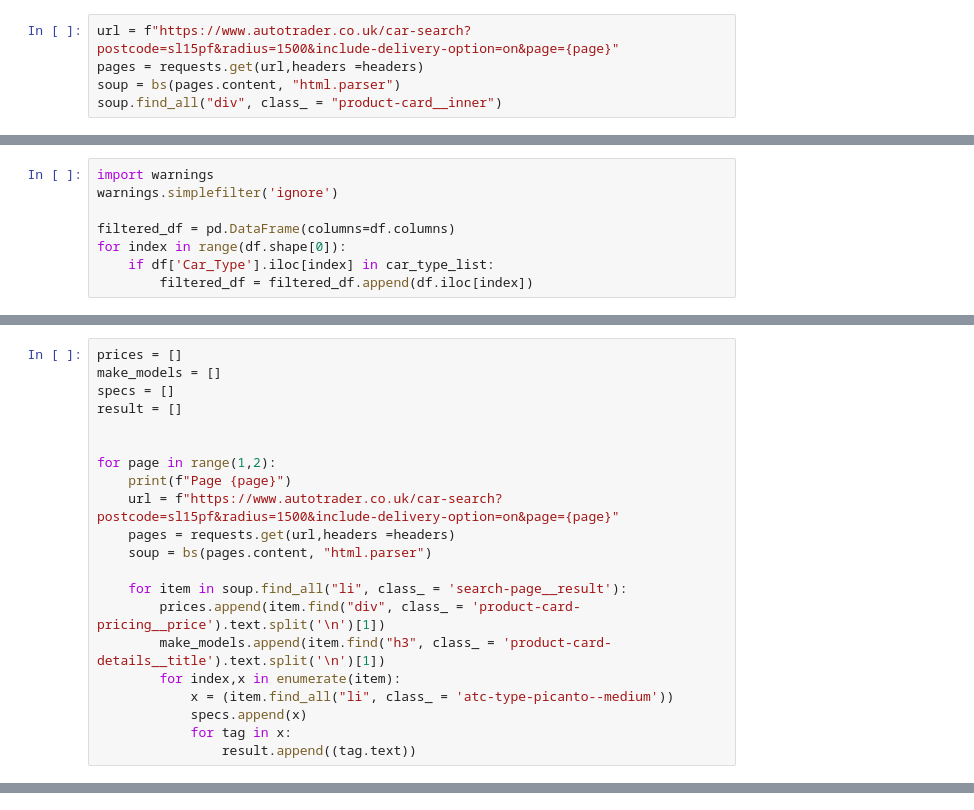
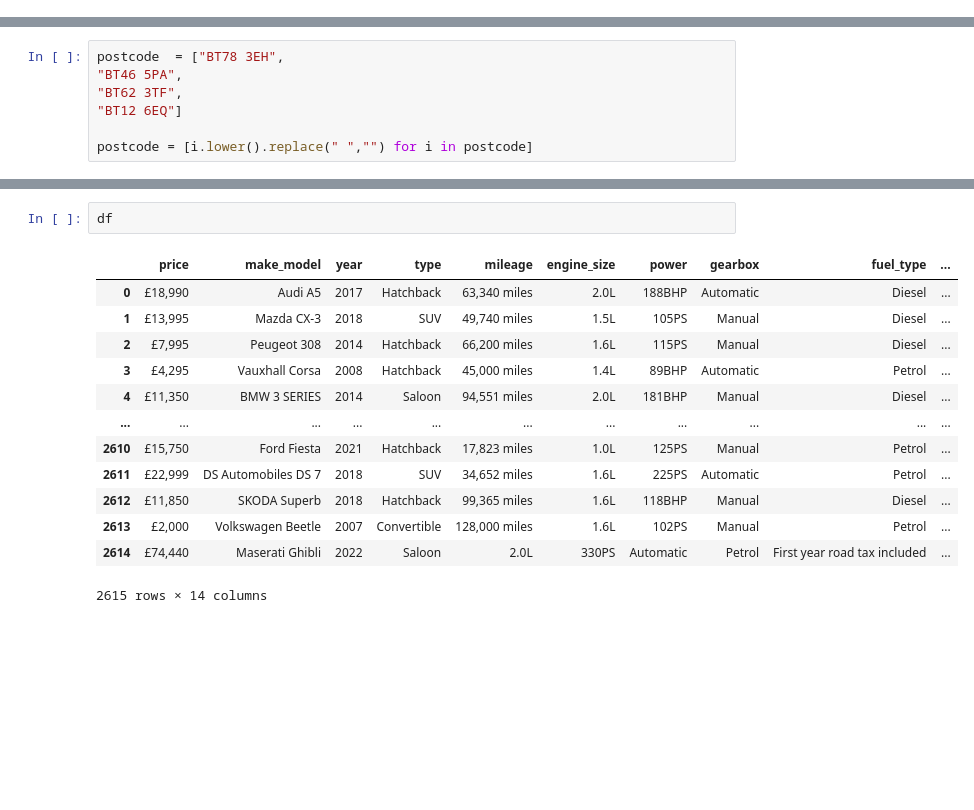
Before and after one commit to RubjitKLalli/Car-Data, a Jupyter notebook: autotrader.ipynb, the cells around one changed output, grey strips where cells are left out. Drawn from its saved outputs; the diff is of its cells as text; blank space fills up the shorter version.

```diff
--- a/autotrader.ipynb
+++ b/autotrader.ipynb
@@ -57,5 +0,0 @@ full_info = soup.find_all("ul",class_="listing-key-specs")
-# %%
-url = f"https://www.autotrader.co.uk/car-search?postcode=sl15pf&radius=1500&include-delivery-option=on&page={page}"
-pages = requests.get(url,headers =headers)
-soup = bs(pages.content, "html.parser")
-soup.find_all("div", class_ = "product-card__inner")
@@ -120,8 +0,0 @@ df['Car_Type'].iloc[1]
-# %%
-import warnings
-warnings.simplefilter('ignore')
-
-filtered_df = pd.DataFrame(columns=df.columns)
-for index in range(df.shape[0]):
-    if df['Car_Type'].iloc[index] in car_type_list:
-        filtered_df = filtered_df.append(df.iloc[index])
@@ -168,21 +0,0 @@ len(price)
-# %%
-prices = []
-make_models = []
-specs = []
-result = []
-
-
-for page in range(1,2):
-    print(f"Page {page}")
-    url = f"https://www.autotrader.co.uk/car-search?postcode=sl15pf&radius=1500&include-delivery-option=on&page={page}"
-    pages = requests.get(url,headers =headers)
-    soup = bs(pages.content, "html.parser")
-
-    for item in soup.find_all("li", class_ = 'search-page__result'):
-        prices.append(item.find("div", class_ = 'product-card-pricing__price').text.split('\n')[1])
-        make_models.append(item.find("h3", class_ = 'product-card-details__title').text.split('\n')[1])
-        for index,x in enumerate(item):
-            x = (item.find_all("li", class_ = 'atc-type-picanto--medium'))
-            specs.append(x)
-            for tag in x:
-                result.append((tag.text))
@@ -215,0 +37,7 @@ result
+# %%
+postcode  = ["BT78 3EH",
+"BT46 5PA",
+"BT62 3TF",
+"BT12 6EQ"]
+
+postcode = [i.lower().replace(" ","") for i in postcode]
@@ -215,0 +132,16 @@ result
+# %%
+df
+# %% [output]
+|  | price | make_model | year | type | mileage | engine_size | power | gearbox | fuel_type | ... |
+| 0 | £18,990 | Audi A5 | 2017 | Hatchback | 63,340 miles | 2.0L | 188BHP | Automatic | Diesel | ... |
+| 1 | £13,995 | Mazda CX-3 | 2018 | SUV | 49,740 miles | 1.5L | 105PS | Manual | Diesel | ... |
+| 2 | £7,995 | Peugeot 308 | 2014 | Hatchback | 66,200 miles | 1.6L | 115PS | Manual | Diesel | ... |
+| 3 | £4,295 | Vauxhall Corsa | 2008 | Hatchback | 45,000 miles | 1.4L | 89BHP | Automatic | Petrol | ... |
+| 4 | £11,350 | BMW 3 SERIES | 2014 | Saloon | 94,551 miles | 2.0L | 181BHP | Manual | Diesel | ... |
+| ... | ... | ... | ... | ... | ... | ... | ... | ... | ... | ... |
+| 2610 | £15,750 | Ford Fiesta | 2021 | Hatchback | 17,823 miles | 1.0L | 125PS | Manual | Petrol | ... |
+| 2611 | £22,999 | DS Automobiles DS 7 | 2018 | SUV | 34,652 miles | 1.6L | 225PS | Automatic | Petrol | ... |
+| 2612 | £11,850 | SKODA Superb | 2018 | Hatchback | 99,365 miles | 1.6L | 118BHP | Manual | Diesel | ... |
+| 2613 | £2,000 | Volkswagen Beetle | 2007 | Convertible | 128,000 miles | 1.6L | 102PS | Manual | Petrol | ... |
+| 2614 | £74,440 | Maserati Ghibli | 2022 | Saloon | 2.0L | 330PS | Automatic | Petrol | First year road tax included | ... |
+2615 rows × 14 columns
```
Also changed, not shown: parts of 50 cells of this notebook, 2 other files.
